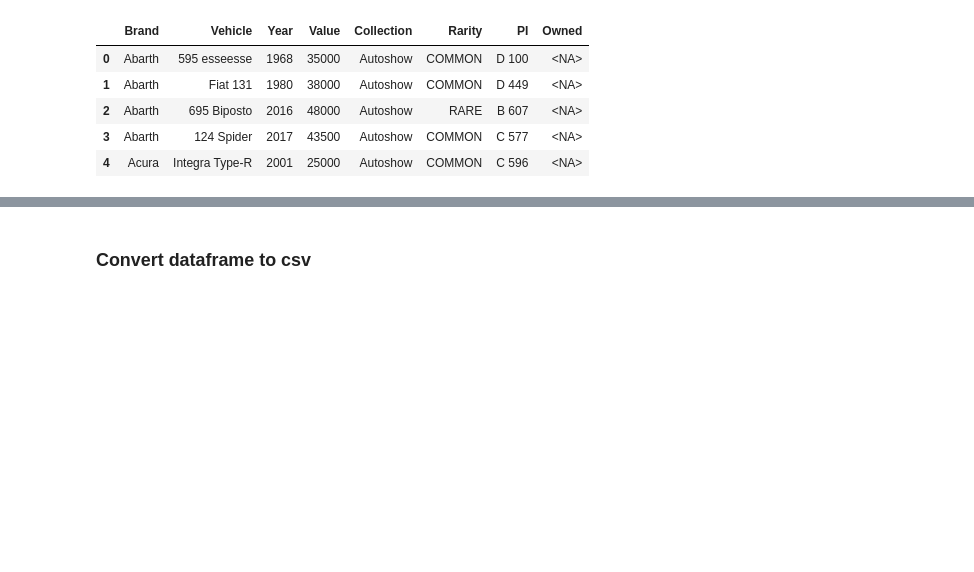
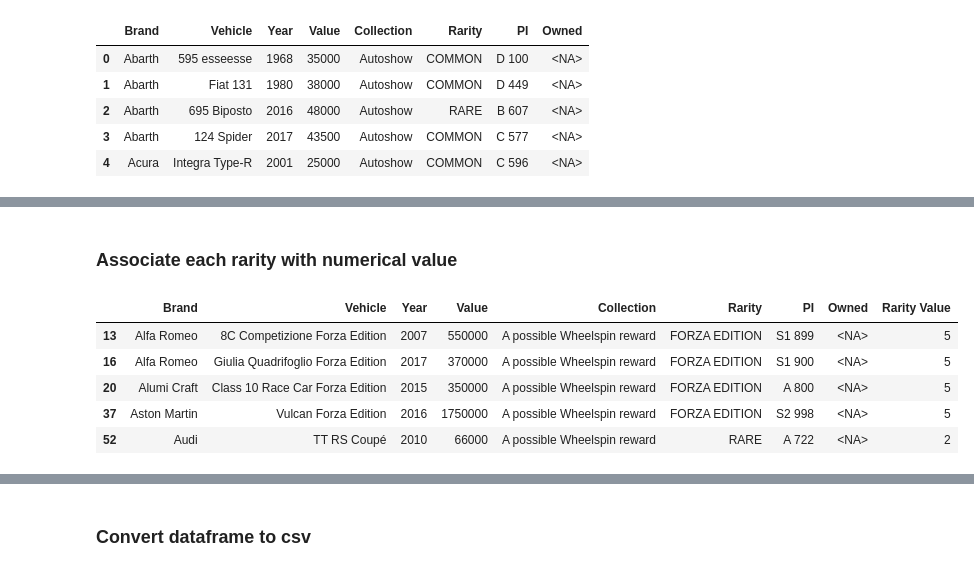
Before and after one commit to iaspidem/fh-cars-list, a Jupyter notebook: fh4-process.ipynb, the cells around one changed output, grey strips where cells are left out. Drawn from its saved outputs; the diff is of its cells as text; code cells hidden in the pictures; blank space fills up the shorter version.

Commit message:
strip leading and trailing whitespace from columns

```diff
--- a/fh4-process.ipynb
+++ b/fh4-process.ipynb
@@ -97,0 +97,6 @@ df_lite.head()
+# %%
+df_lite["Value"] = df_lite["Value"].str.strip()
+df_lite["Rarity"] = df_lite["Rarity"].str.strip()
+df_lite["Value"] = df_lite["Value"].str.replace(",", "")
+df_lite["Value"] = df_lite["Value"].astype(int)
+df_lite.head()
@@ -235,3 +249,5 @@ Name: count, Length: 69, dtype: int64
+# %%
+df_lite["Collection"] = df_lite["Collection"].str.strip()
 # %% [markdown]
 ## Sort by Brand then Year and Vehicle (ascending)
 # %%
@@ -322,2 +347,0 @@ df_lite.dtypes
-# %%
-df_lite["Value"] = df_lite["Value"].astype(str)
@@ -327,0 +348,3 @@ df_price.head(10)
+# %%
+df_wheelspin = df_lite.loc[df_lite["Collection"].str.contains("Wheelspin")]
+df_wheelspin.head()
@@ -327,0 +368,13 @@ df_price.head(10)
+# %% [markdown]
+### Associate each rarity with numerical value
+# %%
+rarity_dict = {"COMMON": 1, "RARE": 2, "EPIC": 3, "LEGENDARY": 4, "FORZA EDITION": 5}
+df_wheelspin["Rarity Value"] = df_wheelspin["Rarity"].map(rarity_dict)
+df_wheelspin.head()
+# %% [output]
+|  | Brand | Vehicle | Year | Value | Collection | Rarity | PI | Owned | Rarity Value |
+| 13 | Alfa Romeo | 8C Competizione Forza Edition | 2007 | 550000 | A possible Wheelspin reward | FORZA EDITION | S1 899 | <NA> | 5 |
+| 16 | Alfa Romeo | Giulia Quadrifoglio Forza Edition | 2017 | 370000 | A possible Wheelspin reward | FORZA EDITION | S1 900 | <NA> | 5 |
+| 20 | Alumi Craft | Class 10 Race Car Forza Edition | 2015 | 350000 | A possible Wheelspin reward | FORZA EDITION | A 800 | <NA> | 5 |
+| 37 | Aston Martin | Vulcan Forza Edition | 2016 | 1750000 | A possible Wheelspin reward | FORZA EDITION | S2 998 | <NA> | 5 |
+| 52 | Audi | TT RS Coupé | 2010 | 66000 | A possible Wheelspin reward | RARE | A 722 | <NA> | 2 |
```
Also changed, not shown: parts of 11 cells of this notebook.
